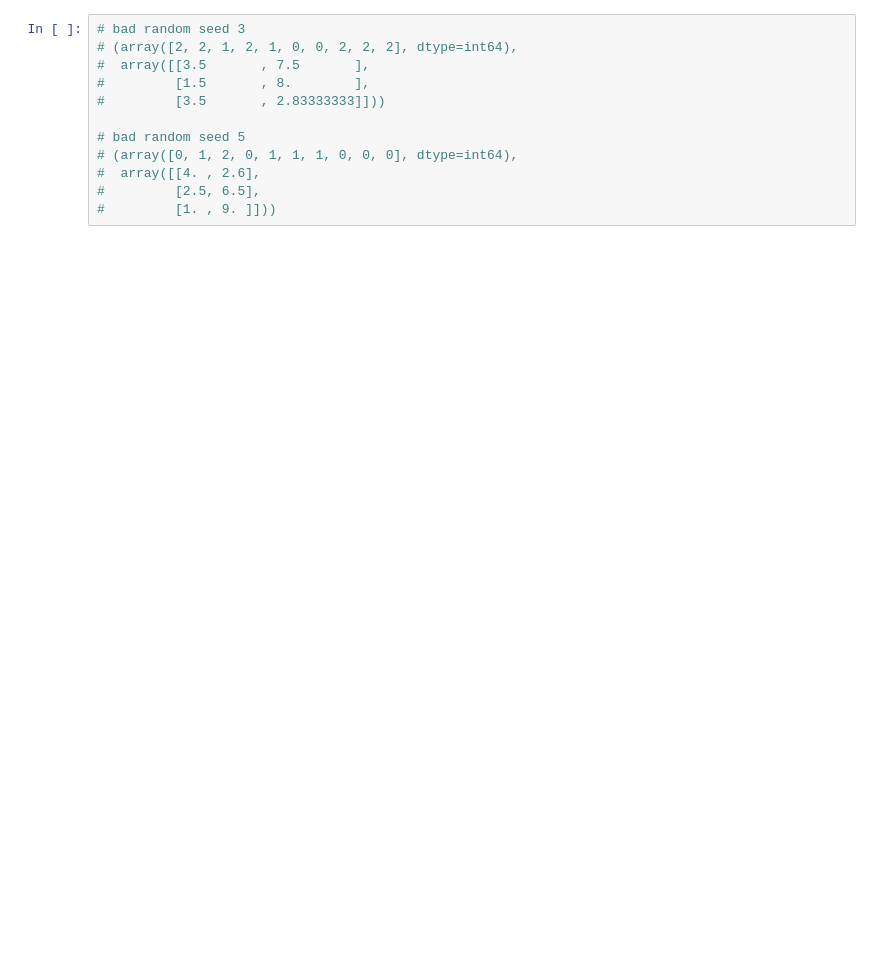
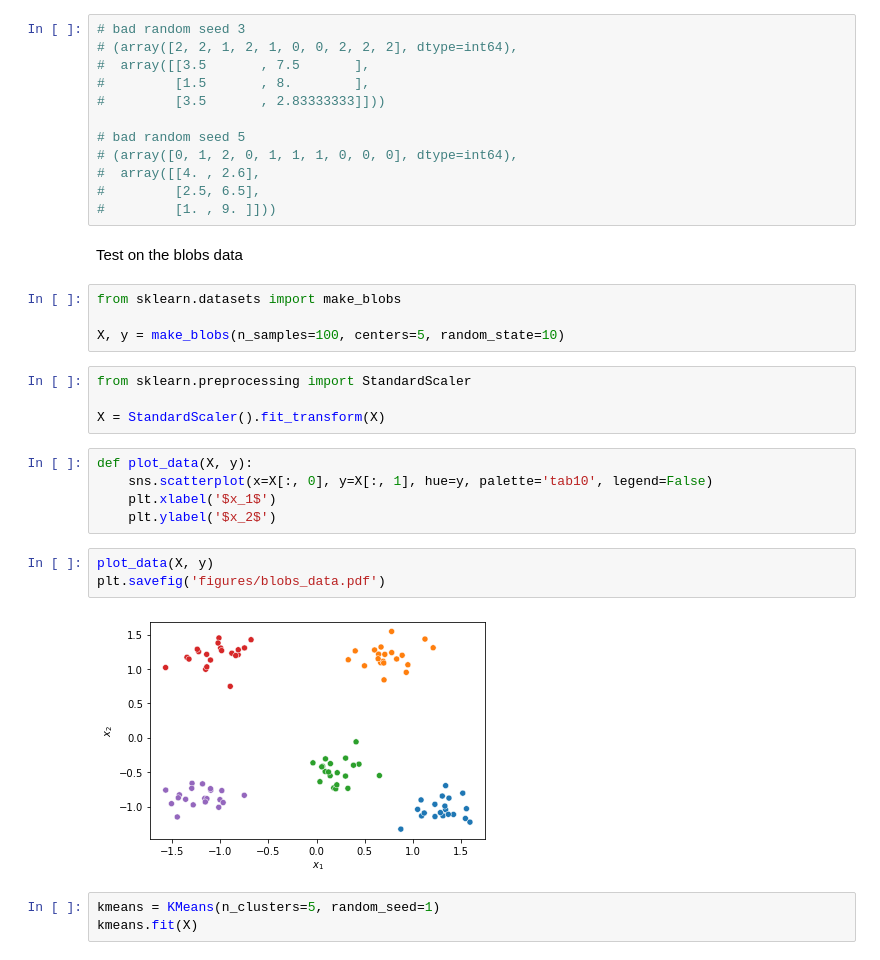
Before and after one commit to roiyeho/medium, a Jupyter notebook: kmeans/CustomKMeans.ipynb, the cells around one changed output. Saved outputs shown, nothing was run; the diff lists cells and outputs as text; blank space fills up the shorter version.

```diff
--- a/kmeans/CustomKMeans.ipynb
+++ b/kmeans/CustomKMeans.ipynb
@@ -76,3 +85,26 @@ Centroids: [[2.5        7.75      ]
 #  array([[4. , 2.6],
 #         [2.5, 6.5],
 #         [1. , 9. ]]))
+# %% [markdown]
+Test on the blobs data
+# %%
+from sklearn.datasets import make_blobs
+
+X, y = make_blobs(n_samples=100, centers=5, random_state=10)
+# %%
+from sklearn.preprocessing import StandardScaler
+
+X = StandardScaler().fit_transform(X)
+# %%
+def plot_data(X, y):
+    sns.scatterplot(x=X[:, 0], y=X[:, 1], hue=y, palette='tab10', legend=False)
+    plt.xlabel('$x_1$')
+    plt.ylabel('$x_2$')
+# %%
+plot_data(X, y)
+plt.savefig('figures/blobs_data.pdf')
+# %% [output]
+[figure, added]
+# %%
+kmeans = KMeans(n_clusters=5, random_seed=1)
+kmeans.fit(X)
```
Also changed, not shown: parts of 6 cells of this notebook, 21 other files.
